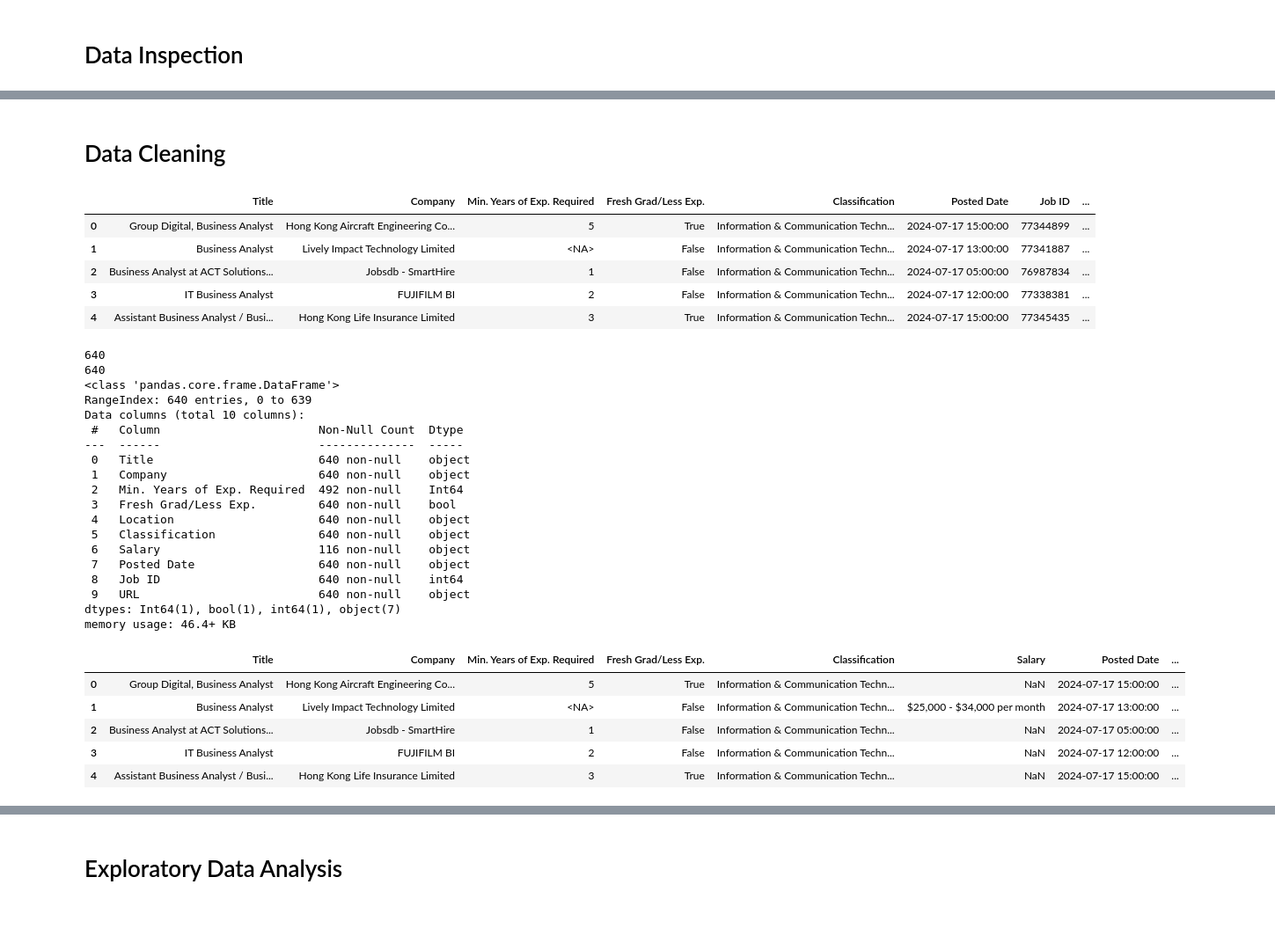
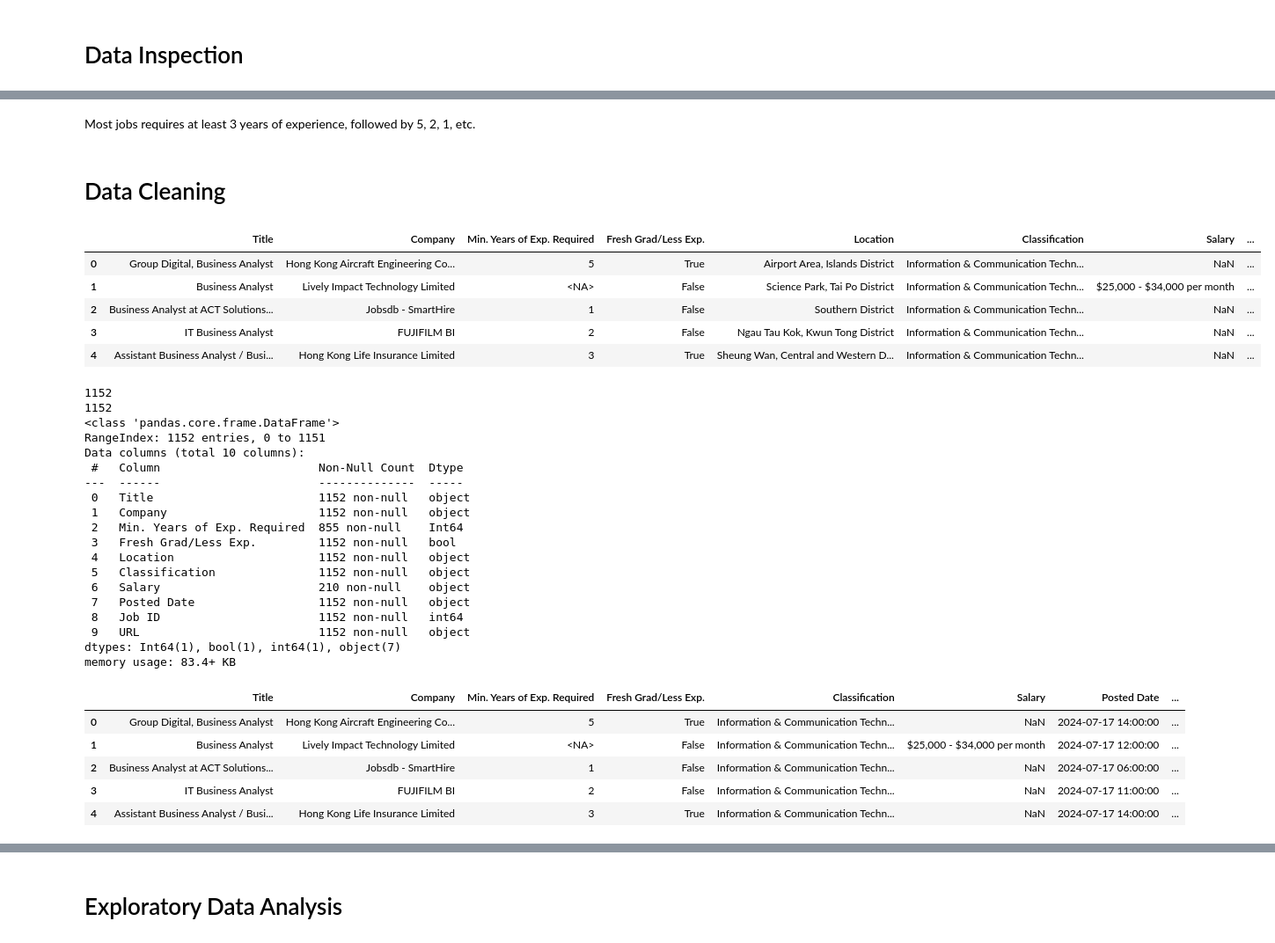
Before and after one commit to heiinhei911/job-insights, a Jupyter notebook: analysis.ipynb, the cells around one changed output, grey strips where cells are left out. Shown: that part at 88% size. Cells and saved outputs as stored; diff of their text form; code cells hidden in the pictures; blank space fills up the shorter version.

```diff
--- a/analysis.ipynb
+++ b/analysis.ipynb
@@ -15,6 +14,9 @@ OUTPUT_PATH = "./transformed/"
 # %%
 # Set the max no. of rows displayed to unlimited (useful when looking at the full dataframe)
 pd.set_option('display.max_rows', None)
+
+# Set the display format of numbers in Pandas to 2 dec. places instead of scientific notation
+pd.set_option('display.float_format', lambda x: '%.2f' % x)
 
 # Display matplotlib figures inline in Juypter Notebook
 %matplotlib inline
@@ -110,53 +113,55 @@ Min. Years of Exp. Required
 Name: count, dtype: int64
+# %% [markdown]
+Most jobs requires at least 3 years of experience, followed by 5, 2, 1, etc.
 # %% [markdown]
 # Data Cleaning
 # %%
-df_cleanse = copy.deepcopy(df)
+df_clean = copy.deepcopy(df)
 # %%
 # Convert the dtype of the "Min. Years of Exp. Required" column from float64 to Int64
 # the dtype "Int64" allows for null values, while "int64" does not
-df_cleanse["Min. Years of Exp. Required"] = df_cleanse["Min. Years of Exp. Required"].astype("Int64")
+df_clean["Min. Years of Exp. Required"] = df_clean["Min. Years of Exp. Required"].astype("Int64")
 # %%
-df_cleanse.head()
+df_clean.head()
 # %% [output]
-|  | Title | Company | Min. Years of Exp. Required | Fresh Grad/Less Exp. | Classification | Posted Date | Job ID | ... |
-| 0 | Group Digital, Business Analyst | Hong Kong Aircraft Engineering Co... | 5 | True | Information & Communication Techn... | 2024-07-17 15:00:00 | 77344899 | ... |
-| 1 | Business Analyst | Lively Impact Technology Limited | <NA> | False | Information & Communication Techn... | 2024-07-17 13:00:00 | 77341887 | ... |
-| 2 | Business Analyst at ACT Solutions... | Jobsdb - SmartHire | 1 | False | Information & Communication Techn... | 2024-07-17 05:00:00 | 76987834 | ... |
-| 3 | IT Business Analyst | FUJIFILM BI | 2 | False | Information & Communication Techn... | 2024-07-17 12:00:00 | 77338381 | ... |
-| 4 | Assistant Business Analyst / Busi... | Hong Kong Life Insurance Limited | 3 | True | Information & Communication Techn... | 2024-07-17 15:00:00 | 77345435 | ... |
+|  | Title | Company | Min. Years of Exp. Required | Fresh Grad/Less Exp. | Location | Classification | Salary | ... |
+| 0 | Group Digital, Business Analyst | Hong Kong Aircraft Engineering Co... | 5 | True | Airport Area, Islands District | Information & Communication Techn... | NaN | ... |
+| 1 | Business Analyst | Lively Impact Technology Limited | <NA> | False | Science Park, Tai Po District | Information & Communication Techn... | $25,000 - $34,000 per month | ... |
+| 2 | Business Analyst at ACT Solutions... | Jobsdb - SmartHire | 1 | False | Southern District | Information & Communication Techn... | NaN | ... |
+| 3 | IT Business Analyst | FUJIFILM BI | 2 | False | Ngau Tau Kok, Kwun Tong District | Information & Communication Techn... | NaN | ... |
+| 4 | Assistant Business Analyst / Busi... | Hong Kong Life Insurance Limited | 3 | True | Sheung Wan, Central and Western D... | Information & Communication Techn... | NaN | ... |
 # %%
 # Drop duplicate values if there's any
 # the data should NOT have any duplicates since the scraper
 # program should have only included jobs that are unique
 
 # the two JobID before and after dropping duplicates SHOULD match
-print(len(df_cleanse["Job ID"]))
-df_cleanse["Job ID"].drop_duplicates()
-print(len(df_cleanse["Job ID"]))
-df_cleanse.info()
+print(len(df_clean["Job ID"]))
+df_clean.drop_duplicates()
+print(len(df_clean["Job ID"]))
+df_clean.info()
 
 # **and they do match, no duplicates were dropped**
 # %% [output]
-640
-640
+1152
+1152
 <class 'pandas.core.frame.DataFrame'>
-RangeIndex: 640 entries, 0 to 639
+RangeIndex: 1152 entries, 0 to 1151
 Data columns (total 10 columns):
  #   Column                       Non-Null Count  Dtype
 ---  ------                       --------------  -----
- 0   Title                        640 non-null    object
- 1   Company                      640 non-null    object
- 2   Min. Years of Exp. Required  492 non-null    Int64
- 3   Fresh Grad/Less Exp.         640 non-null    bool
- 4   Location                     640 non-null    object
- 5   Classification               640 non-null    object
- 6   Salary                       116 non-null    object
- 7   Posted Date                  640 non-null    object
- 8   Job ID                       640 non-null    int64
- 9   URL                          640 non-null    object
+ 0   Title                        1152 non-null   object
+ 1   Company                      1152 non-null   object
+ 2   Min. Years of Exp. Required  855 non-null    Int64
+ 3   Fresh Grad/Less Exp.         1152 non-null   bool
+ 4   Location                     1152 non-null   object
+ 5   Classification               1152 non-null   object
+ 6   Salary                       210 non-null    object
+ 7   Posted Date                  1152 non-null   object
+ 8   Job ID                       1152 non-null   int64
+ 9   URL                          1152 non-null   object
 dtypes: Int64(1), bool(1), int64(1), object(7)
-memory usage: 46.4+ KB
+memory usage: 83.4+ KB
 # %%
 def identify_area(district):
     area_district_full_dict = {
@@ -201,12 +206,12 @@ df_cleanse.drop("Location", axis=1, inplace=True)
 # %%
-df_cleanse.head()
+df_clean.head()
 # %% [output]
 |  | Title | Company | Min. Years of Exp. Required | Fresh Grad/Less Exp. | Classification | Salary | Posted Date | ... |
-| 0 | Group Digital, Business Analyst | Hong Kong Aircraft Engineering Co... | 5 | True | Information & Communication Techn... | NaN | 2024-07-17 15:00:00 | ... |
-| 1 | Business Analyst | Lively Impact Technology Limited | <NA> | False | Information & Communication Techn... | $25,000 - $34,000 per month | 2024-07-17 13:00:00 | ... |
-| 2 | Business Analyst at ACT Solutions... | Jobsdb - SmartHire | 1 | False | Information & Communication Techn... | NaN | 2024-07-17 05:00:00 | ... |
-| 3 | IT Business Analyst | FUJIFILM BI | 2 | False | Information & Communication Techn... | NaN | 2024-07-17 12:00:00 | ... |
-| 4 | Assistant Business Analyst / Busi... | Hong Kong Life Insurance Limited | 3 | True | Information & Communication Techn... | NaN | 2024-07-17 15:00:00 | ... |
+| 0 | Group Digital, Business Analyst | Hong Kong Aircraft Engineering Co... | 5 | True | Information & Communication Techn... | NaN | 2024-07-17 14:00:00 | ... |
+| 1 | Business Analyst | Lively Impact Technology Limited | <NA> | False | Information & Communication Techn... | $25,000 - $34,000 per month | 2024-07-17 12:00:00 | ... |
+| 2 | Business Analyst at ACT Solutions... | Jobsdb - SmartHire | 1 | False | Information & Communication Techn... | NaN | 2024-07-17 06:00:00 | ... |
+| 3 | IT Business Analyst | FUJIFILM BI | 2 | False | Information & Communication Techn... | NaN | 2024-07-17 11:00:00 | ... |
+| 4 | Assistant Business Analyst / Busi... | Hong Kong Life Insurance Limited | 3 | True | Information & Communication Techn... | NaN | 2024-07-17 14:00:00 | ... |
 # %%
 # print(np.where(pd.isnull(df["Salary"])))
 # df["Salary"] = df["Salary"].apply(lambda row: print(row))
```
Also changed, not shown: parts of 18 cells of this notebook, 3 other files.
